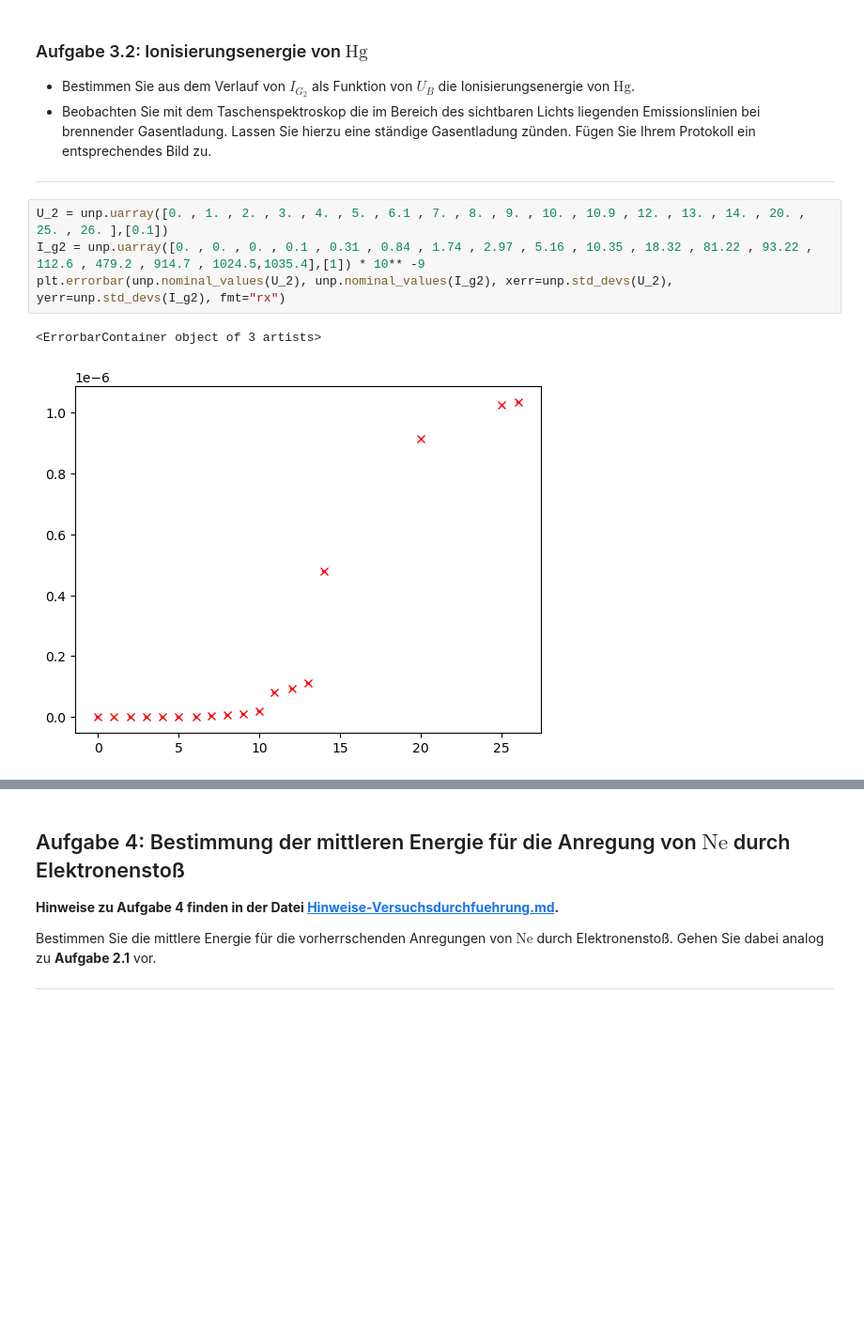
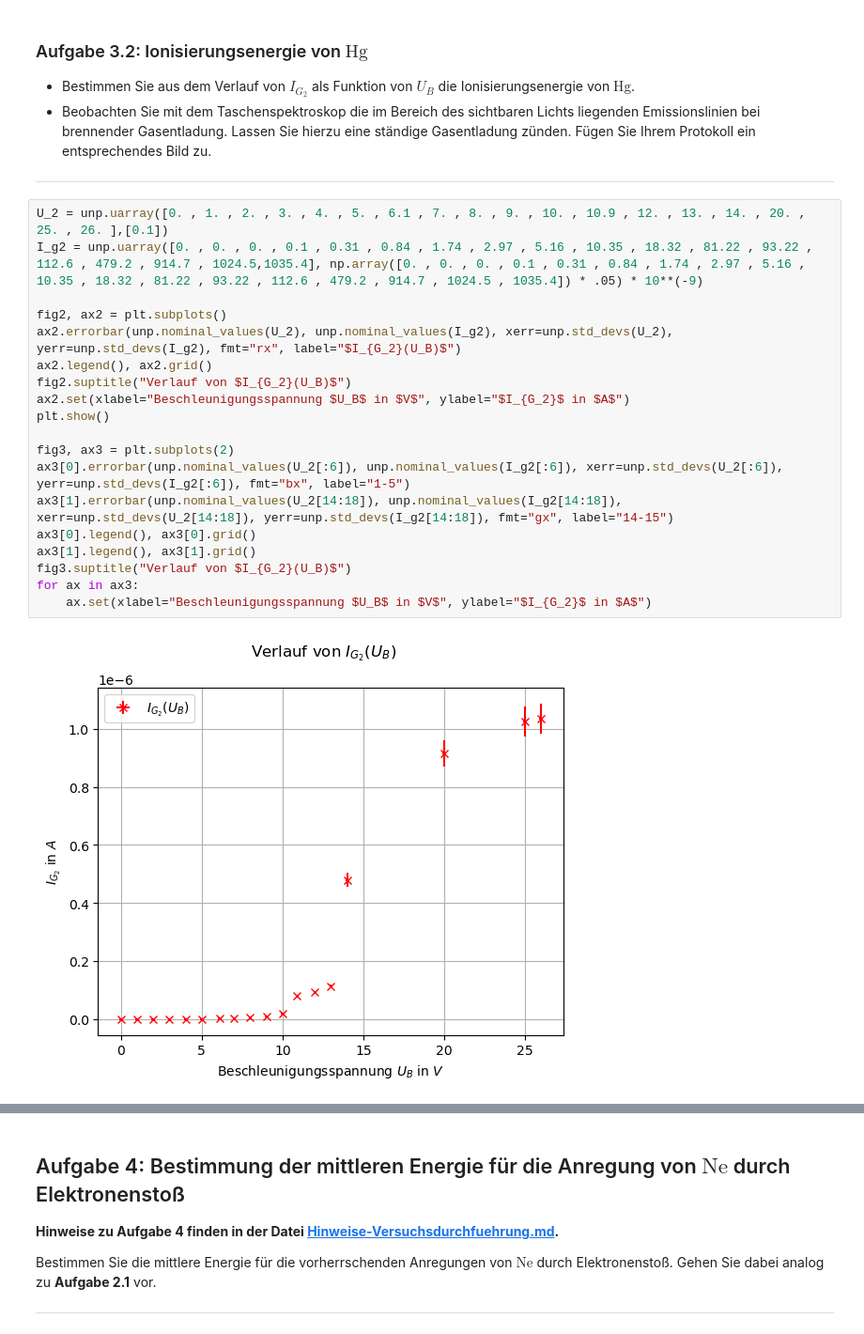
Before and after one commit to MRNock04/P2, a Jupyter notebook: Franck_Hertz_Versuch/Franck_Hertz_Versuch.ipynb, the cells around one changed output, grey strips where cells are left out. Shown at 94% size. Cells and saved outputs as stored; diff of their text form; blank space fills up the shorter version.

```diff
--- a/Franck_Hertz_Versuch/Franck_Hertz_Versuch.ipynb
+++ b/Franck_Hertz_Versuch/Franck_Hertz_Versuch.ipynb
@@ -387,8 +395,22 @@ ax1.set(xlabel="Spannung $U_2$ in $V$", ylabel="$I_A$ in $A$")
 ---
 # %%
 U_2 = unp.uarray([0. , 1. , 2. , 3. , 4. , 5. , 6.1 , 7. , 8. , 9. , 10. , 10.9 , 12. , 13. , 14. , 20. , 25. , 26. ],[0.1])
-I_g2 = unp.uarray([0. , 0. , 0. , 0.1 , 0.31 , 0.84 , 1.74 , 2.97 , 5.16 , 10.35 , 18.32 , 81.22 , 93.22 , 112.6 , 479.2 , 914.7 , 1024.5,1035.4],[1]) * 10** -9
-plt.errorbar(unp.nominal_values(U_2), unp.nominal_values(I_g2), xerr=unp.std_devs(U_2), yerr=unp.std_devs(I_g2), fmt="rx")
+I_g2 = unp.uarray([0. , 0. , 0. , 0.1 , 0.31 , 0.84 , 1.74 , 2.97 , 5.16 , 10.35 , 18.32 , 81.22 , 93.22 , 112.6 , 479.2 , 914.7 , 1024.5,1035.4], np.array([0. , 0. , 0. , 0.1 , 0.31 , 0.84 , 1.74 , 2.97 , 5.16 , 10.35 , 18.32 , 81.22 , 93.22 , 112.6 , 479.2 , 914.7 , 1024.5 , 1035.4]) * .05) * 10**(-9)
+
+fig2, ax2 = plt.subplots()
+ax2.errorbar(unp.nominal_values(U_2), unp.nominal_values(I_g2), xerr=unp.std_devs(U_2), yerr=unp.std_devs(I_g2), fmt="rx", label="$I_{G_2}(U_B)$")
+ax2.legend(), ax2.grid()
+fig2.suptitle("Verlauf von $I_{G_2}(U_B)$")
+ax2.set(xlabel="Beschleunigungsspannung $U_B$ in $V$", ylabel="$I_{G_2}$ in $A$")
+plt.show()
+
+fig3, ax3 = plt.subplots(2)
+ax3[0].errorbar(unp.nominal_values(U_2[:6]), unp.nominal_values(I_g2[:6]), xerr=unp.std_devs(U_2[:6]), yerr=unp.std_devs(I_g2[:6]), fmt="bx", label="1-5")
+ax3[1].errorbar(unp.nominal_values(U_2[14:18]), unp.nominal_values(I_g2[14:18]), xerr=unp.std_devs(U_2[14:18]), yerr=unp.std_devs(I_g2[14:18]), fmt="gx", label="14-15")
+ax3[0].legend(), ax3[0].grid()
+ax3[1].legend(), ax3[1].grid()
+fig3.suptitle("Verlauf von $I_{G_2}(U_B)$")
+for ax in ax3:
+    ax.set(xlabel="Beschleunigungsspannung $U_B$ in $V$", ylabel="$I_{G_2}$ in $A$")
 # %% [output]
-<ErrorbarContainer object of 3 artists>
-[figure, old version]
+[figure, new version]
```
Also changed, not shown: parts of 6 cells of this notebook.
